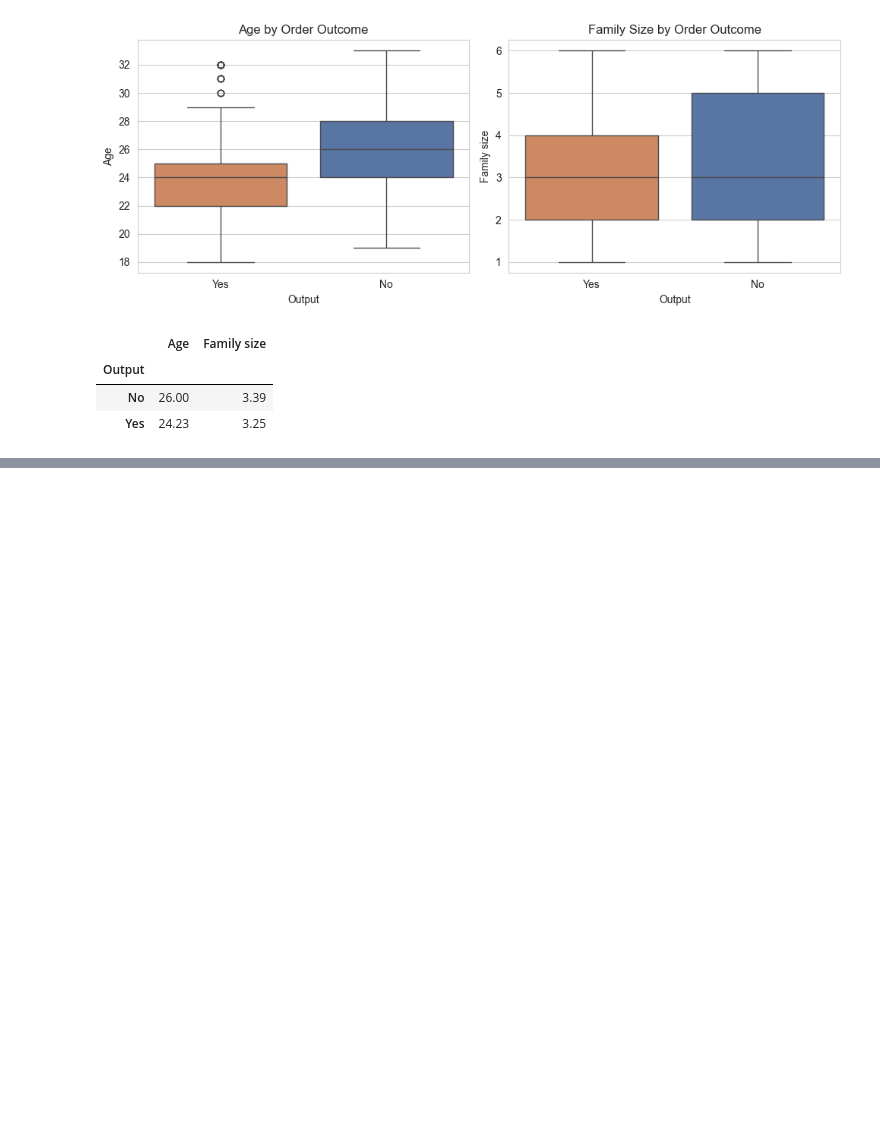
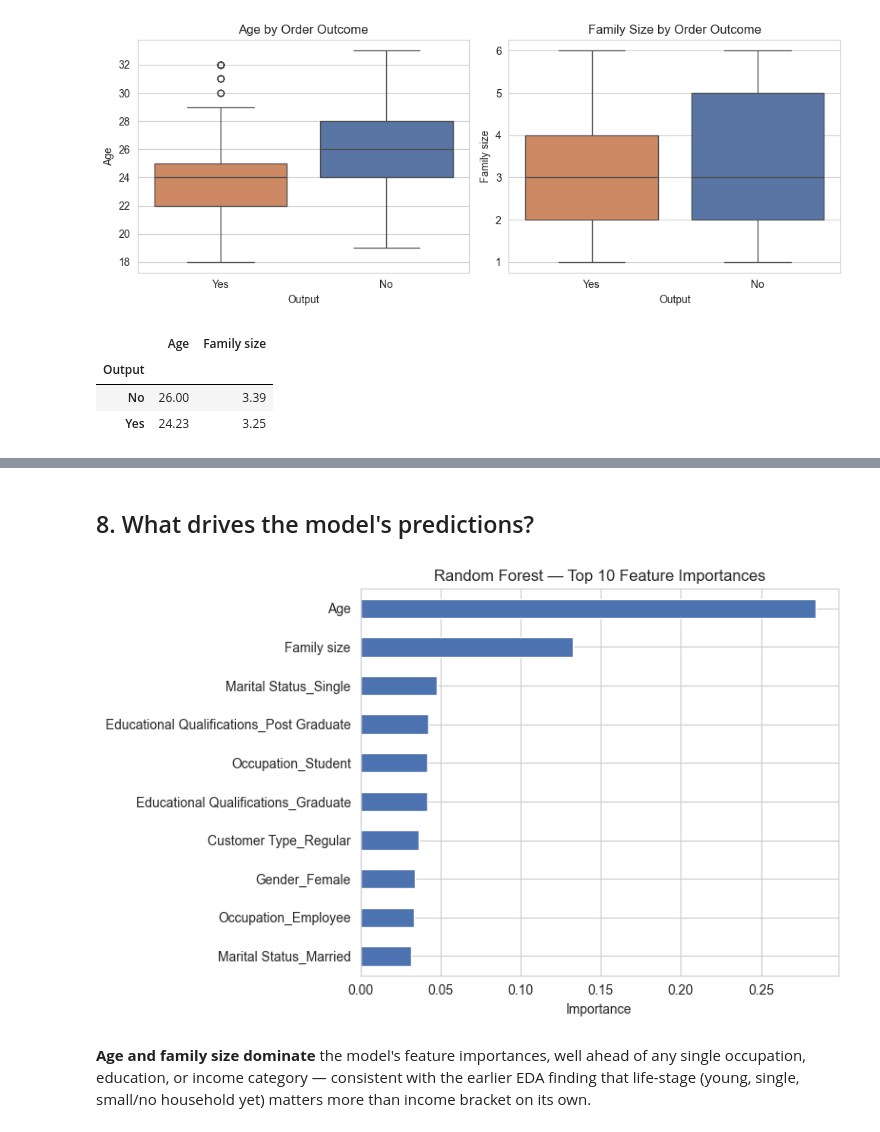
Before and after one commit to aliaalami1213/data-analyst-portfolio, a Jupyter notebook: 05-online-food-delivery-analysis/analysis.ipynb, the cells around one changed output, grey strips where cells are left out. Saved outputs shown, nothing was run; the diff lists cells and outputs as text; code cells hidden in the pictures; blank space fills up the shorter version.

```diff
--- a/05-online-food-delivery-analysis/analysis.ipynb
+++ b/05-online-food-delivery-analysis/analysis.ipynb
@@ -152 +195,23 @@ df.groupby('Output')[['Age', 'Family size']].mean().round(2)
+# %% [markdown]
+## 8. What drives the model's predictions?
+# %%
+rf_pipe = Pipeline([('pre', pre), ('clf', RandomForestClassifier(n_estimators=300, random_state=42, class_weight='balanced'))])
+rf_pipe.fit(X, y)
+
+feat_names = rf_pipe.named_steps['pre'].get_feature_names_out()
+importances = rf_pipe.named_steps['clf'].feature_importances_
+top_importances = pd.Series(importances, index=feat_names).sort_values(ascending=False).head(10)
+top_importances.index = [n.split('__')[1] for n in top_importances.index]
+
+plt.figure(figsize=(8, 5))
+top_importances.sort_values().plot(kind='barh', color='#4C72B0')
+plt.title('Random Forest — Top 10 Feature Importances')
+plt.xlabel('Importance')
+plt.tight_layout()
+plt.savefig('images/06_feature_importance.png', bbox_inches='tight', dpi=150)
+plt.show()
+# %% [output]
+[figure, added]
+# %% [markdown]
+**Age and family size dominate** the model's feature importances, well ahead of any single occupation, education, or income category — consistent with the earlier EDA finding that life-stage (young, single, small/no household yet) matters more than income bracket on its own.
 # %% [markdown]
```
Also changed, not shown: parts of 4 cells of this notebook, 3 other files.
